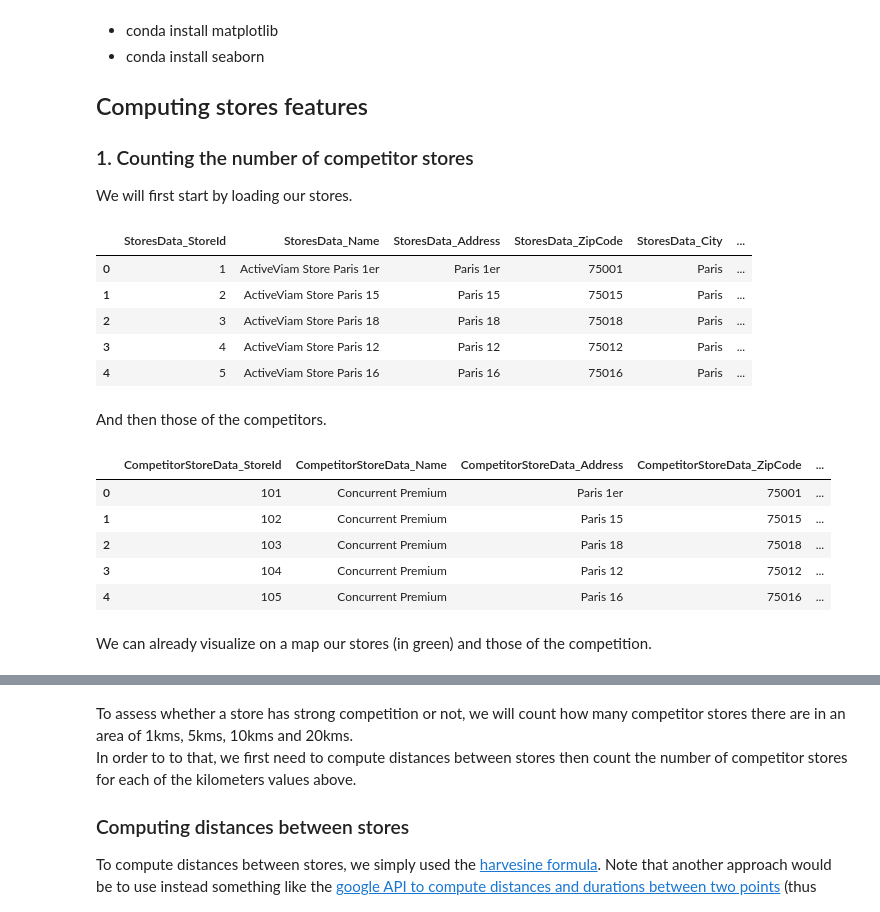
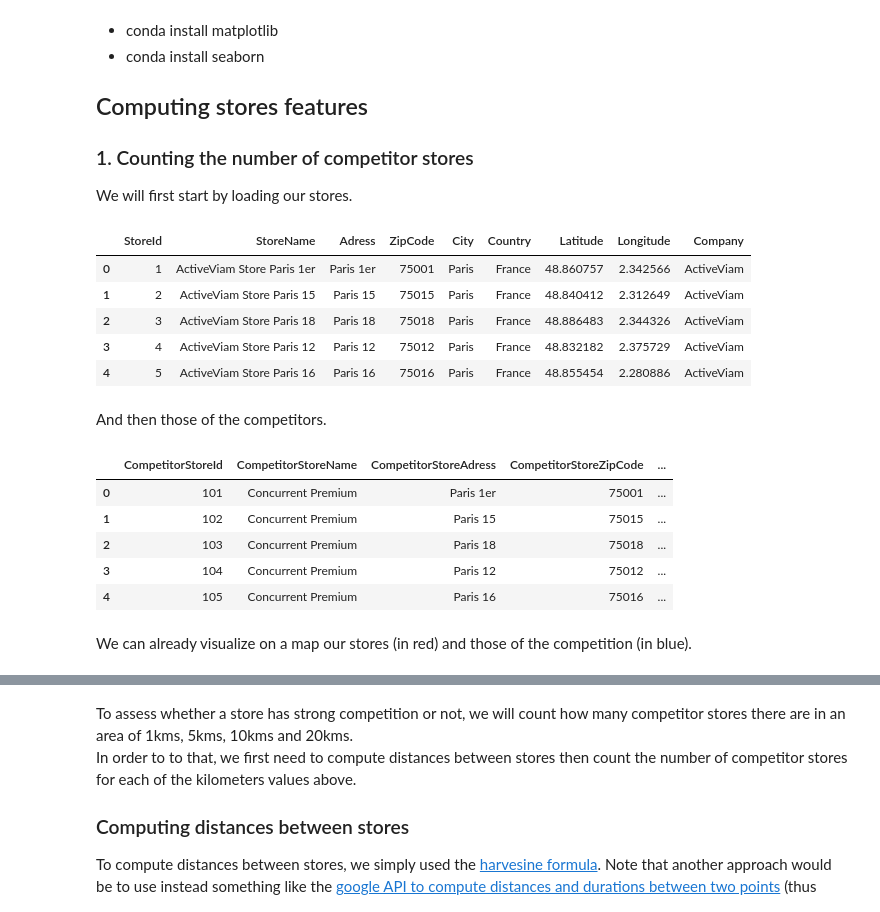
Before and after one commit to atoti/notebooks, a Jupyter notebook: retail/geopricing/Geopricing.ipynb, the cells around one changed output, grey strips where cells are left out. Saved outputs shown, nothing was run; the diff lists cells and outputs as text; code cells hidden in the pictures.

```diff
--- a/retail/geopricing/Geopricing.ipynb
+++ b/retail/geopricing/Geopricing.ipynb
@@ -18,31 +18,31 @@ We will first start by loading our stores.
 # %%
 import pandas as pd
 
-stores_df = pd.read_csv("https://data.atoti.io/notebooks/geopricing/Store.csv", sep=";")
+stores_df = pd.read_csv("https://data.atoti.io/notebooks/geopricing/stores.csv", sep=";")
 stores_df.head(5)
 # %% [output]
-|  | StoresData_StoreId | StoresData_Name | StoresData_Address | StoresData_ZipCode | StoresData_City | ... |
-| 0 | 1 | ActiveViam Store Paris 1er | Paris 1er | 75001 | Paris | ... |
-| 1 | 2 | ActiveViam Store Paris 15 | Paris 15 | 75015 | Paris | ... |
-| 2 | 3 | ActiveViam Store Paris 18 | Paris 18 | 75018 | Paris | ... |
-| 3 | 4 | ActiveViam Store Paris 12 | Paris 12 | 75012 | Paris | ... |
-| 4 | 5 | ActiveViam Store Paris 16 | Paris 16 | 75016 | Paris | ... |
+|  | StoreId | StoreName | Adress | ZipCode | City | Country | Latitude | Longitude | Company |
+| 0 | 1 | ActiveViam Store Paris 1er | Paris 1er | 75001 | Paris | France | 48.860757 | 2.342566 | ActiveViam |
+| 1 | 2 | ActiveViam Store Paris 15 | Paris 15 | 75015 | Paris | France | 48.840412 | 2.312649 | ActiveViam |
+| 2 | 3 | ActiveViam Store Paris 18 | Paris 18 | 75018 | Paris | France | 48.886483 | 2.344326 | ActiveViam |
+| 3 | 4 | ActiveViam Store Paris 12 | Paris 12 | 75012 | Paris | France | 48.832182 | 2.375729 | ActiveViam |
+| 4 | 5 | ActiveViam Store Paris 16 | Paris 16 | 75016 | Paris | France | 48.855454 | 2.280886 | ActiveViam |
 # %% [markdown]
 And then those of the competitors.
 # %%
 competitor_stores_df = pd.read_csv(
-    "https://data.atoti.io/notebooks/geopricing/CompetitorStore.csv", sep=";"
+    "https://data.atoti.io/notebooks/geopricing/competitor_stores.csv", sep=";"
 )
 competitor_stores_df.head(5)
 # %% [output]
-|  | CompetitorStoreData_StoreId | CompetitorStoreData_Name | CompetitorStoreData_Address | CompetitorStoreData_ZipCode | ... |
+|  | CompetitorStoreId | CompetitorStoreName | CompetitorStoreAdress | CompetitorStoreZipCode | ... |
 | 0 | 101 | Concurrent Premium | Paris 1er | 75001 | ... |
 | 1 | 102 | Concurrent Premium | Paris 15 | 75015 | ... |
 | 2 | 103 | Concurrent Premium | Paris 18 | 75018 | ... |
 | 3 | 104 | Concurrent Premium | Paris 12 | 75012 | ... |
 | 4 | 105 | Concurrent Premium | Paris 16 | 75016 | ... |
 # %% [markdown]
-We can already visualize on a map our stores (in green) and those of the competition.
+We can already visualize on a map our stores (in red) and those of the competition (in blue).
 # %%
 from utils import utils
 # %%
```
Also changed, not shown: parts of 25 cells of this notebook, 1 other file.
